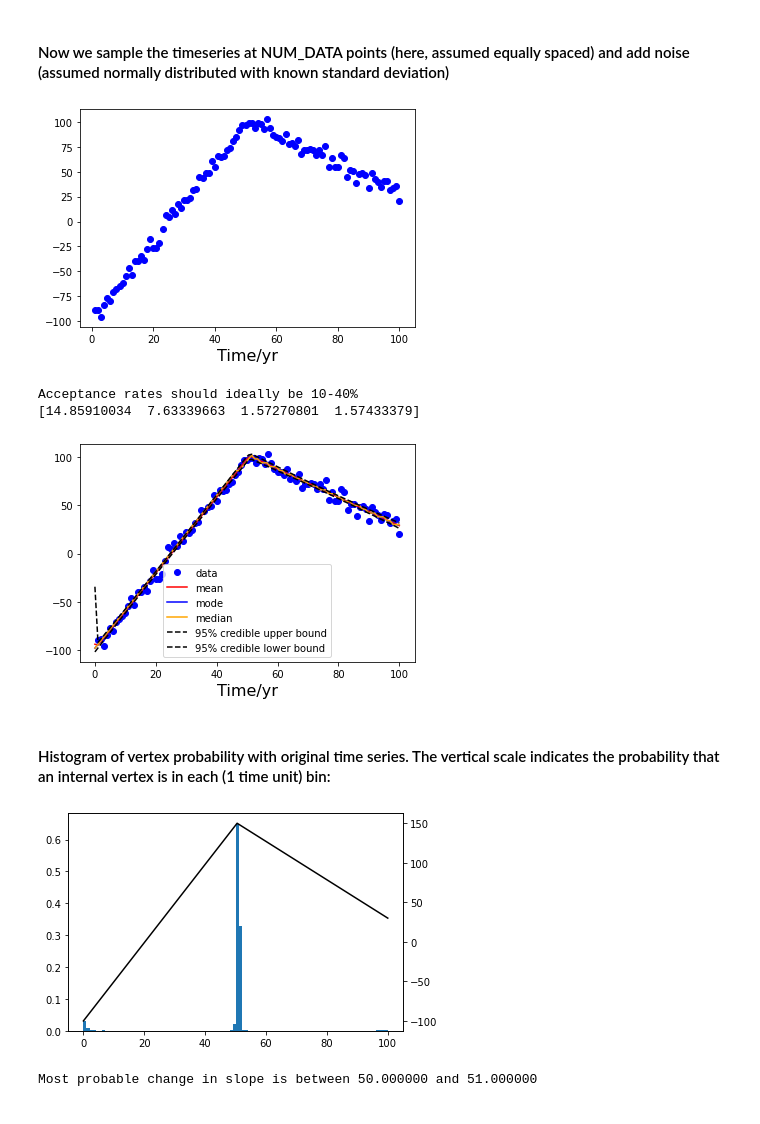
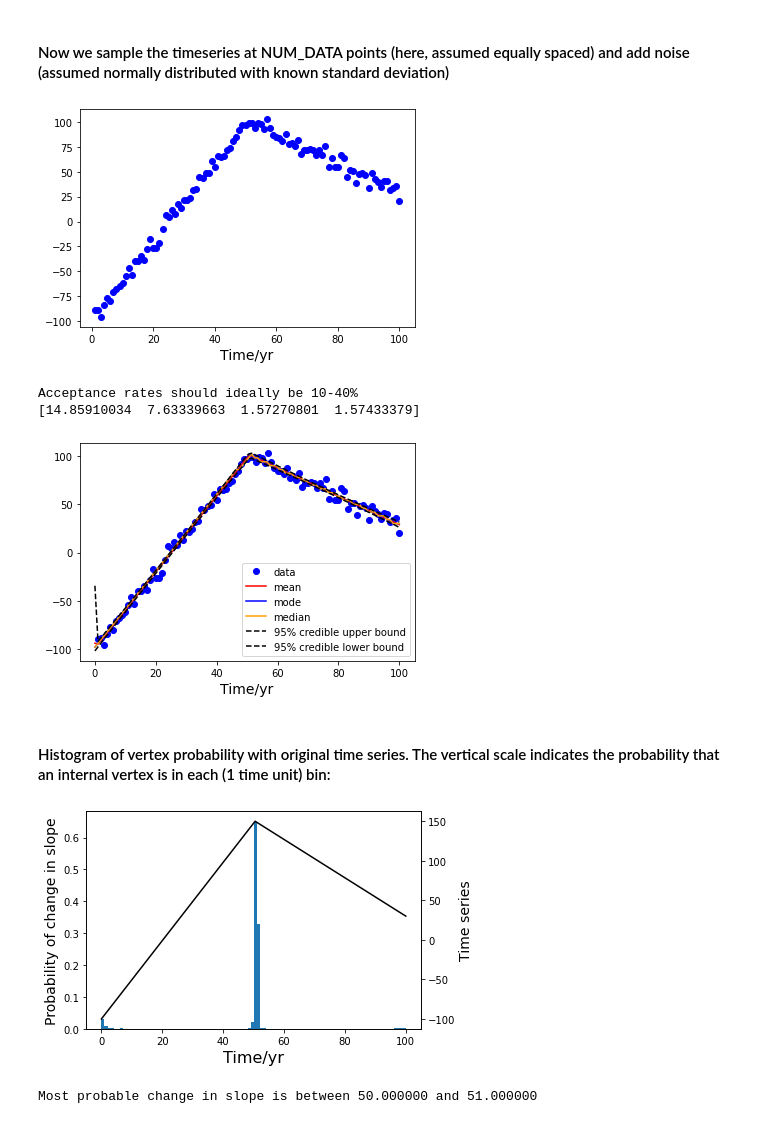
Before and after one commit to plivermore/jerk_finder, a Jupyter notebook: test_jerk_finder.ipynb, the cells around one changed output. Saved outputs shown, nothing was run; the diff lists cells and outputs as text; code cells hidden in the pictures.

```diff
--- a/test_jerk_finder.ipynb
+++ b/test_jerk_finder.ipynb
@@ -22,10 +22,10 @@ TIMES = np.linspace(1,100,NUM_DATA,dtype=float)
 delta_Y = 5 * np.ones(NUM_DATA)
 Y = np.interp(TIMES,[0,50.5,100],[-100,100,30]) + np.random.normal(loc=0,scale=delta_Y)
 plt.plot(TIMES, Y,'ob');
-plt.xlabel('Time/yr',fontsize=16)
+plt.xlabel('Time/yr',fontsize=14)
 plt.savefig('example1_noised_signal.pdf',bbox_inches='tight')
 # %% [output]
-[figure, old version]
+[figure, new version]
 # %%
 from jerks import jerks
 import numpy as np
@@ -86,29 +86,30 @@ plt.plot(time_for_plotting,MODE, 'b',  label='mode')
 plt.plot(time_for_plotting,MEDIAN, 'orange',  label='median')
 plt.plot(time_for_plotting, SUP,'k--',  label='95% credible upper bound')
 plt.plot(time_for_plotting,INF, 'k--',  label='95% credible lower bound')
-plt.legend(loc='lower center')
-plt.xlabel('Time/yr',fontsize=16)
+plt.legend(loc='lower right')
+plt.xlabel('Time/yr',fontsize=14)
 plt.savefig('example1_posterior.pdf',bbox_inches='tight')
 # %% [output]
-[figure, old version]
+[figure, new version]
 # %% [markdown]
 #### Histogram of vertex probability with original time series. The vertical scale indicates the probability that an internal vertex is in each (1 time unit) bin:
 # %%
 # Binning in code:
 # bins are 0-1, 1-2, 2-3, 3-4, etc. with left edges at 0,1,2,3,4,...
 #
 plt.figure()
 fac = (NSAMPLE-burn_in)/THIN
 left_edges = np.linspace(TIMES_MIN, TIMES_MAX, CP_NBINS,endpoint=False)
 ax = plt.gca()
 plt.bar(left_edges, CP_hist/fac, align='edge', width = 1*(left_edges[1] - left_edges[0]))
 ax2 = ax.twinx()
 plt.plot([0,50.5,100],[-100,150,30],'k');
-plt.xlabel('Time/yr',fontsize=16)
-plt.xlabel('Probability of change in slope',fontsize=16)
+ax.set_xlabel('Time/yr',fontsize=16)
+ax.set_ylabel('Probability of change in slope',fontsize=14)
+ax2.set_ylabel('Time series',fontsize=14)
 plt.savefig('example1_jerk_timing.pdf',bbox_inches='tight')
 # %% [output]
-[figure, old version]
+[figure, new version]
 # %%
 from scipy.signal import find_peaks
 peaks,_ = find_peaks(CP_hist/fac, height=0.1)
```
Also changed, not shown: parts of 1 cell of this notebook, 1 other file.
